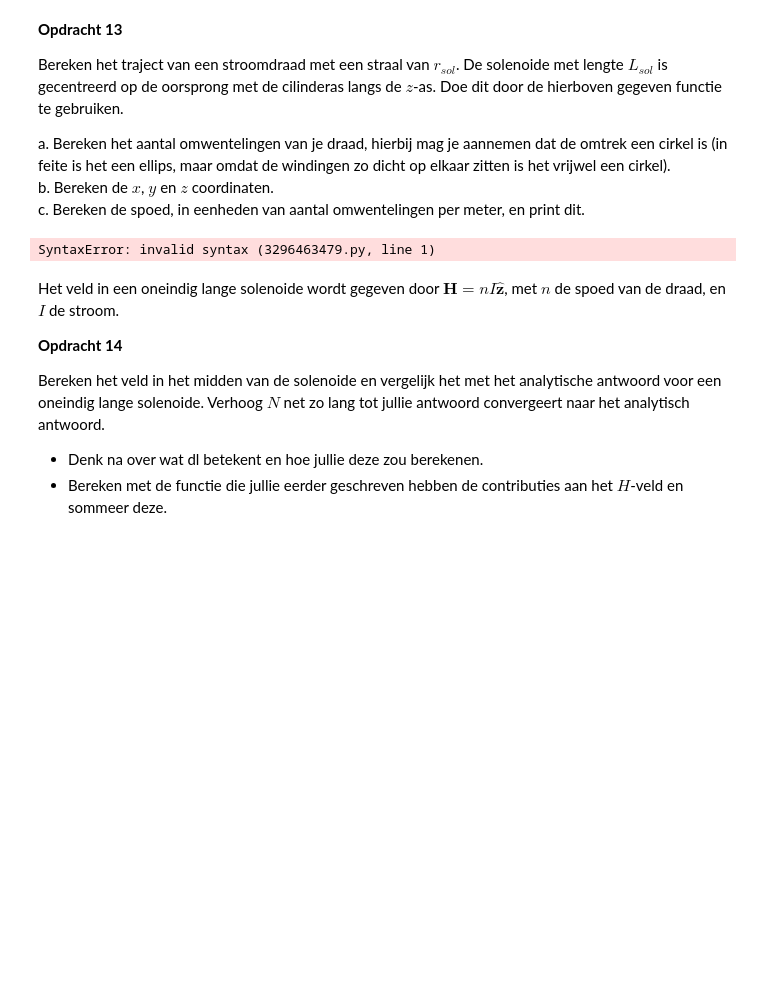
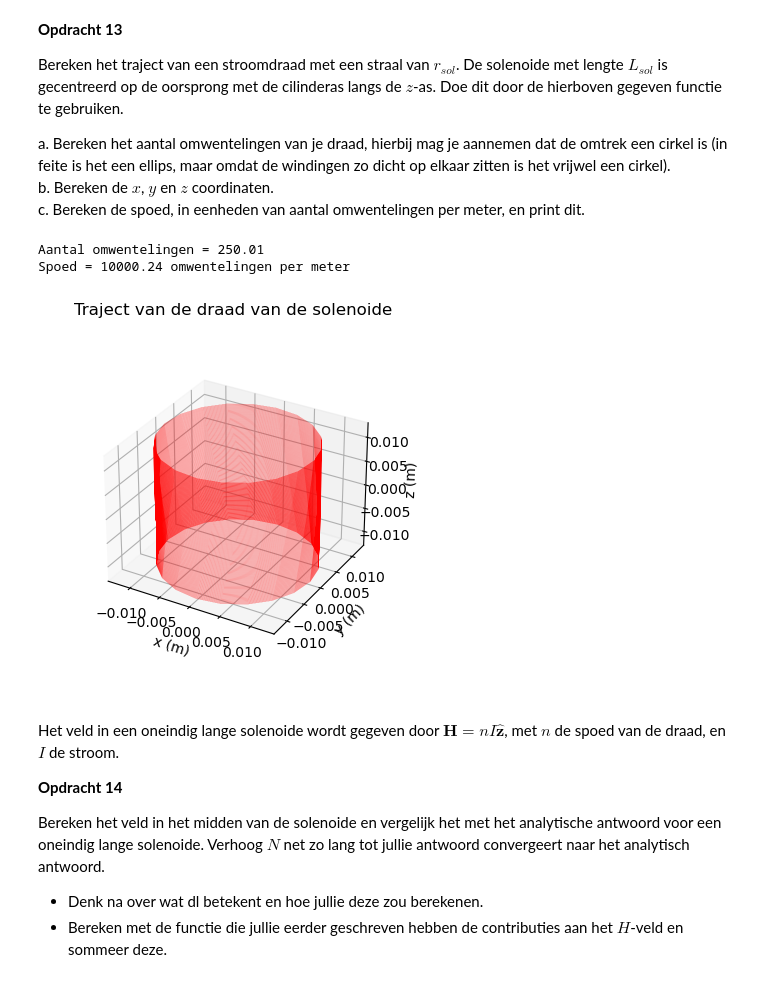
Before and after one commit to emmajuledrent/opdrachten-DEF-D, a Jupyter notebook: DigitaleOntwerpopdrachten/2KrachtactuatorOpdracht/KrachtactuatorOpdracht.ipynb, the cells around one changed output. Drawn from its saved outputs; the diff is of its cells as text; code cells hidden in the pictures; blank space fills up the shorter version.

```diff
--- a/DigitaleOntwerpopdrachten/2KrachtactuatorOpdracht/KrachtactuatorOpdracht.ipynb
+++ b/DigitaleOntwerpopdrachten/2KrachtactuatorOpdracht/KrachtactuatorOpdracht.ipynb
@@ -320,20 +519,46 @@ Bereken het traject van een stroomdraad met een straal van $r_{sol}$. De solenoi
 a. Bereken het aantal omwentelingen van je draad, hierbij mag je aannemen dat de omtrek een cirkel is (in feite is het een ellips, maar omdat de windingen zo dicht op elkaar zitten is het vrijwel een cirkel).\
 b. Bereken de $x$, $y$ en $z$ coordinaten.\
 c. Bereken de spoed, in eenheden van aantal omwentelingen per meter, en print dit.
-# %%
-l_draad = # Lengte draad
-r_sol = # Straal solenoide
-L_sol = # Lengte solenoide
-N = # Aantal wikkeling
-
-# Enkele plots
-ax=plt.figure().add_subplot(projection='3d')
-plt.title('Traject van de draad van de solenoide')
-plt.plot(x, y, z, '-r', linewidth=0.1)
-ax.set_box_aspect(aspect=None, zoom=0.8)
-ax.set_xlabel('x (m)'), ax.set_ylabel('y (m)'), ax.set_zlabel('z (m)')
-# %% [output]
-SyntaxError: invalid syntax (3296463479.py, line 1)
+# %%
+# Kies hier de actuator waarvoor je de solenoide wilt modelleren
+# koffie-actuator
+# deze opdracht is in principe variabelen in de hierboven gegeven functie gooien
+l_draad = 18.85      # m   lengte draad
+r_sol = 0.012       # m   straal solenoide
+L_sol = 0.025       # m   lengte solenoide
+
+# Aantal punten waarmee we de draad numeriek beschrijven
+# dit is niet het aantal omwentelingen, maar het aantal samplepunten
+# dit verandert hoe de figuur getekent wordt, als ik het goed heb, tekent hij
+# lijnen tussen alle punten en met meer punten lijkt het meer rond
+N = 5000
+
+# a Aantal omwentelingen
+# Aanname uit de opdracht: lengte per winding ≈ omtrek van een cirkel
+aantal_omwentelingen = l_draad / (2 * np.pi * r_sol)
+
+# b x,  en z coördinaten van de draad
+x, y, z = parametrisatie(N, r_sol, aantal_omwentelingen, L_sol)
+
+# c Spoed in omwentelingen per meter
+spoed = aantal_omwentelingen / L_sol
+
+print(f"Aantal omwentelingen = {aantal_omwentelingen:.2f}")
+print(f"Spoed = {spoed:.2f} omwentelingen per meter")
+
+# plot
+ax = plt.figure().add_subplot(projection='3d')
+plt.title('Traject van de draad van de solenoide')
+plt.plot(x, y, z, '-r', linewidth=0.1)
+ax.set_box_aspect(aspect=None, zoom=0.8)
+ax.set_xlabel('x (m)')
+ax.set_ylabel('y (m)')
+ax.set_zlabel('z (m)')
+plt.show()
+# %% [output]
+Aantal omwentelingen = 250.01
+Spoed = 10000.24 omwentelingen per meter
+[figure, added]
 # %% [markdown]
 Het veld in een oneindig lange solenoide wordt gegeven door $\mathbf{H} = n I \hat{\mathbf{z}}$, met $n$ de spoed van de draad, en $I$ de stroom.
 
```
Also changed, not shown: parts of 6 cells of this notebook.
